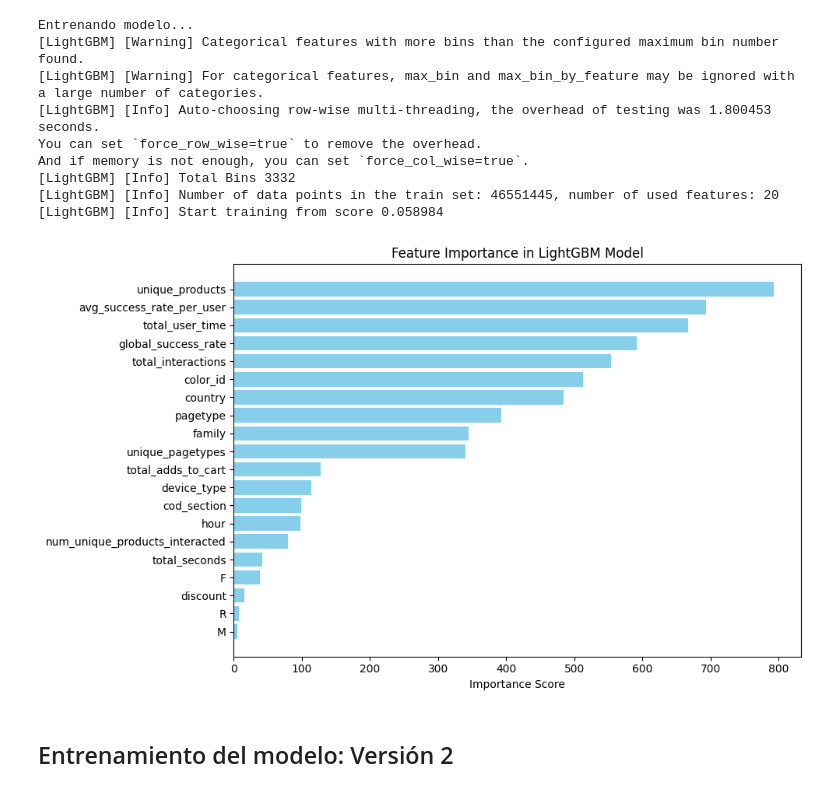
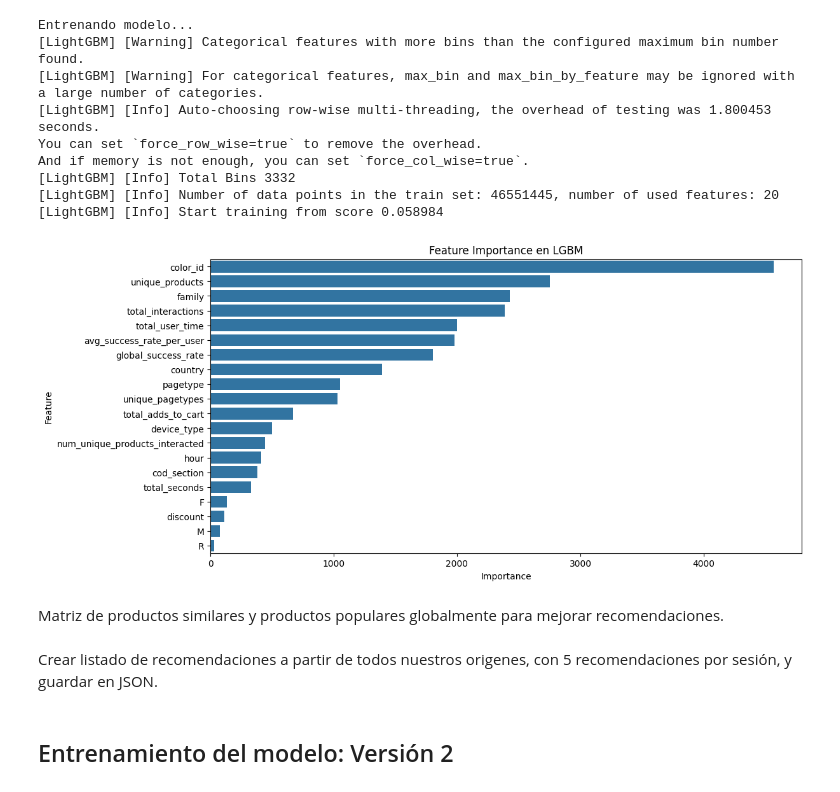
Before and after one commit to pedrochans/hackathon-inditex-data-recommender, a Jupyter notebook: src/data/Task_3.ipynb, the cells around one changed output. Drawn from its saved outputs; the diff is of its cells as text; code cells hidden in the pictures.

```diff
--- a/src/data/Task_3.ipynb
+++ b/src/data/Task_3.ipynb
@@ -373,20 +371,18 @@ And if memory is not enough, you can set `force_col_wise=true`.
 # %%
 import matplotlib.pyplot as plt
+import seaborn as sns
 
-# Get feature importance
-feature_imp = pd.DataFrame({
-    'Feature': X_train.columns,
-    'Importance': model.feature_importances_
-}).sort_values('Importance', ascending=True)
+feature_importance = pd.DataFrame({'Feature': X_train.columns, 'Importance': model.feature_importances_})
+feature_importance = feature_importance.sort_values(by='Importance', ascending=False)
 
-# Plot
-plt.figure(figsize=(10, 6))
-plt.barh(feature_imp['Feature'], feature_imp['Importance'], color='skyblue', )
-plt.title('Feature Importance in LightGBM Model')
-plt.xlabel('Importance Score')
-plt.tight_layout()
+plt.figure(figsize=(12, 6))
+sns.barplot(x='Importance', y='Feature', data=feature_importance)
+plt.title('Feature Importance en LGBM')
+plt.show()
 # %% [output]
-[figure, old version]
+[figure, new version]
+# %% [markdown]
+Matriz de productos similares y productos populares globalmente para mejorar recomendaciones.
 # %%
 from sklearn.metrics.pairwise import cosine_similarity
 import numpy as np
@@ -447,6 +439,8 @@ def pad_recommendations(prods):
     final_recommendations = (combined_prods + remaining)[:5]
 
     return final_recommendations
+# %% [markdown]
+Crear listado de recomendaciones a partir de todos nuestros origenes, con 5 recomendaciones por sesión, y guardar en JSON.
 # %%
 # Enriquecemos test_df con global_success_rate
 enriched_test = (
```
Also changed, not shown: parts of 3 cells of this notebook.
